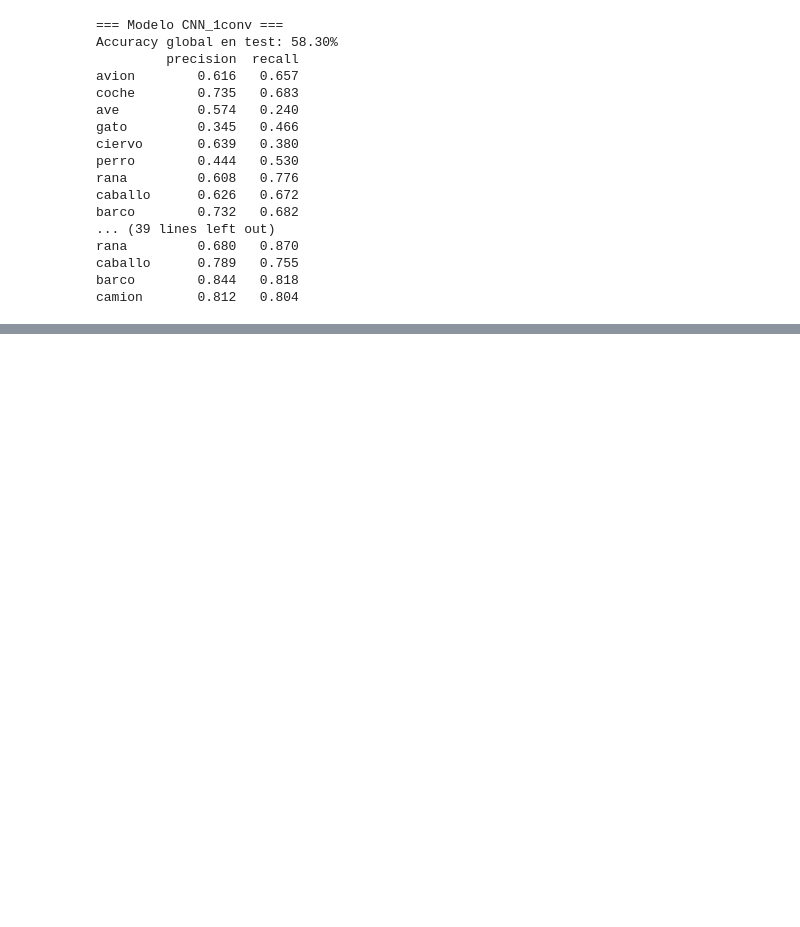
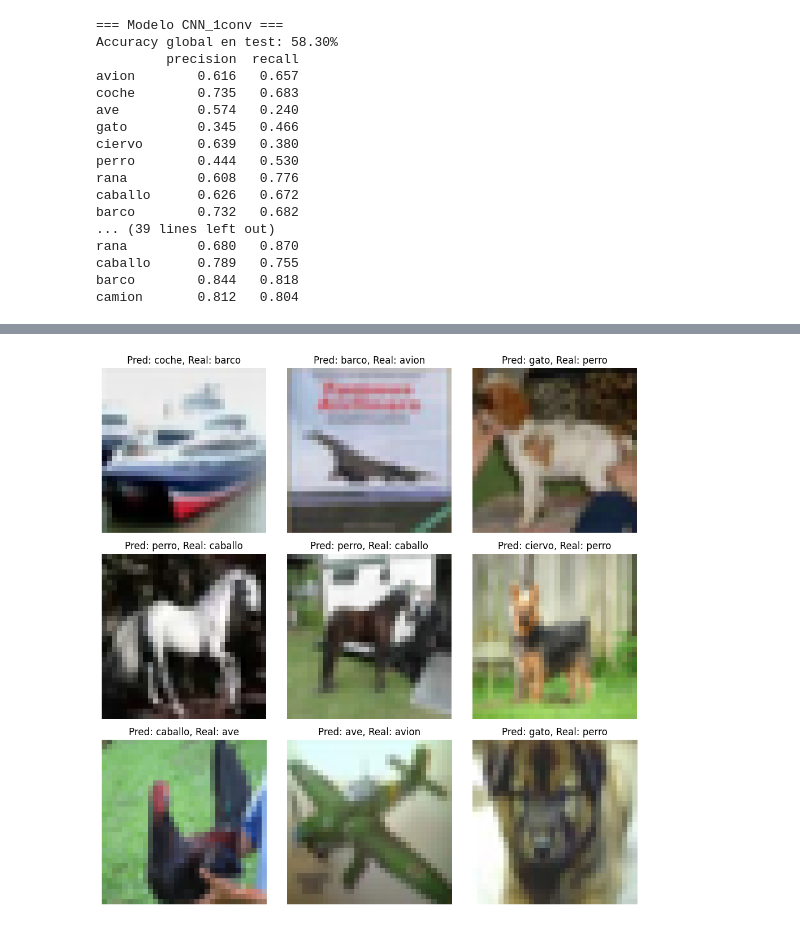
Before and after one commit to cabamarcos/CIFAR10_CNN, a Jupyter notebook: muinar06_act2_individual.ipynb, the cells around one changed output, grey strips where cells are left out. Cells and saved outputs as stored; diff of their text form; code cells hidden in the pictures; blank space fills up the shorter version.

```diff
--- a/muinar06_act2_individual.ipynb
+++ b/muinar06_act2_individual.ipynb
@@ -460,0 +661,13 @@ camion       0.812   0.804
+# %%
+# Ver imágenes mal clasificadas
+incorrect_idxs = np.where(y_pred_test != y_true_test)[0]
+plt.figure(figsize=(10, 10))
+for i, idx in enumerate(incorrect_idxs[:9]):
+    plt.subplot(3, 3, i + 1)
+    plt.imshow(x_test[idx])
+    plt.title(f"Pred: {MAP_ELEMENTS[y_pred_test[idx]]}, Real: {MAP_ELEMENTS[y_true_test[idx]]}")
+    plt.axis('off')
+plt.tight_layout()
+plt.show()
+# %% [output]
+[figure, added]
```
Also changed, not shown: parts of 15 cells of this notebook.
